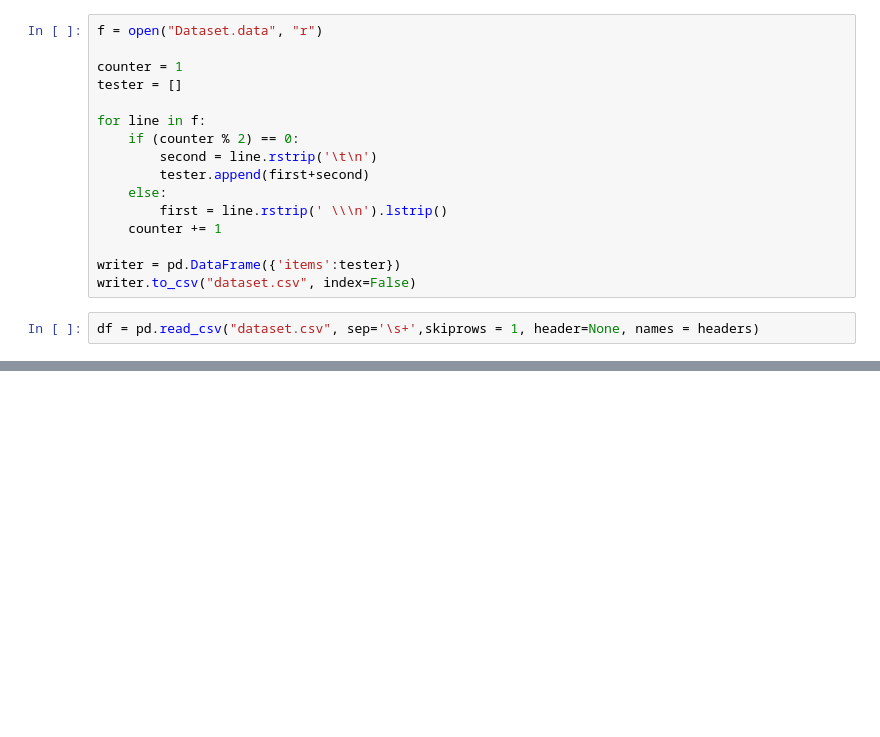
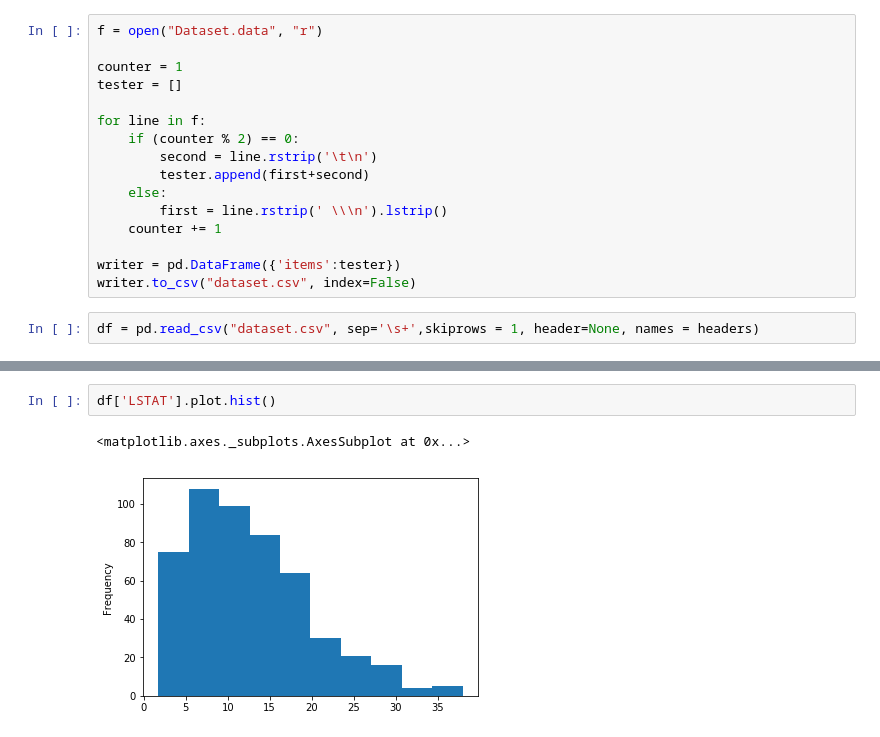
Before and after one commit to ohmgmatt/boston_housing, a Jupyter notebook: Untitled.ipynb, the cells around one changed output, grey strips where cells are left out. Cells and saved outputs as stored; diff of their text form; blank space fills up the shorter version.

```diff
--- a/Untitled.ipynb
+++ b/Untitled.ipynb
@@ -32,3 +33,8 @@ df.describe()
 | 50% | 0.256510 | 0.000000 | 9.690000 | 0.000000 | 0.538000 | 6.208500 | 77.500000 | 3.207450 | 5.000000 | 330.000000 | 19.050000 | ... |
 | 75% | 3.677082 | 12.500000 | 18.100000 | 0.000000 | 0.624000 | 6.623500 | 94.075000 | 5.188425 | 24.000000 | 666.000000 | 20.200000 | ... |
 | max | 88.976200 | 100.000000 | 27.740000 | 1.000000 | 0.871000 | 8.780000 | 100.000000 | 12.126500 | 24.000000 | 711.000000 | 22.000000 | ... |
+# %%
+df['LSTAT'].plot.hist()
+# %% [output]
+<matplotlib.axes._subplots.AxesSubplot at 0x...>
+[figure, added]
```
Also changed, not shown: parts of 13 cells of this notebook.
